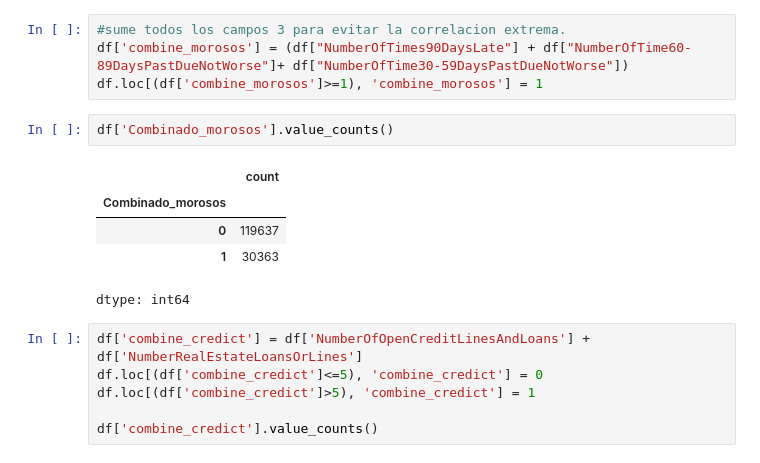
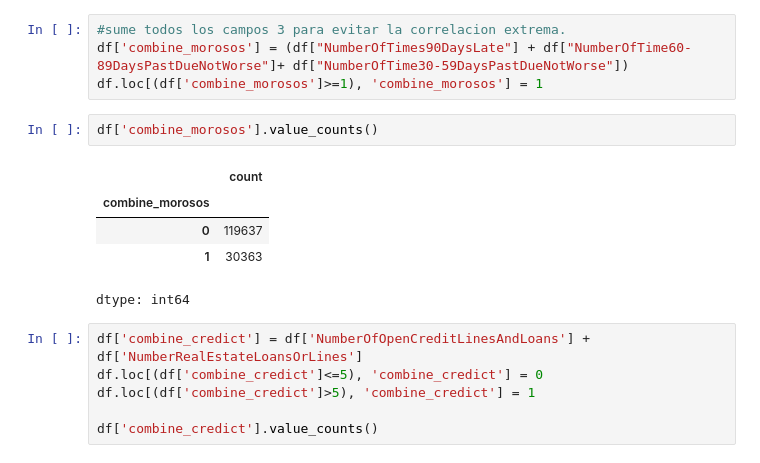
Before and after one commit to THEWACHER1103/analisis_crediticio, a Jupyter notebook: Analisis_crediticio.ipynb, the cells around one changed output. Saved outputs shown, nothing was run; the diff lists cells and outputs as text.

```diff
--- a/Analisis_crediticio.ipynb
+++ b/Analisis_crediticio.ipynb
@@ -280,10 +284,10 @@ Adicionalmente, se aplicó una transformación similar a las variables NumberOfO
 df['combine_morosos'] = (df["NumberOfTimes90DaysLate"] + df["NumberOfTime60-89DaysPastDueNotWorse"]+ df["NumberOfTime30-59DaysPastDueNotWorse"])
 df.loc[(df['combine_morosos']>=1), 'combine_morosos'] = 1
 # %%
-df['Combinado_morosos'].value_counts()
+df['combine_morosos'].value_counts()
 # %% [output]
 |  | count |
-| Combinado_morosos |  |
+| combine_morosos |  |
 | 0 | 119637 |
 | 1 | 30363 |
 dtype: int64
```
Also changed, not shown: parts of 23 cells of this notebook.
